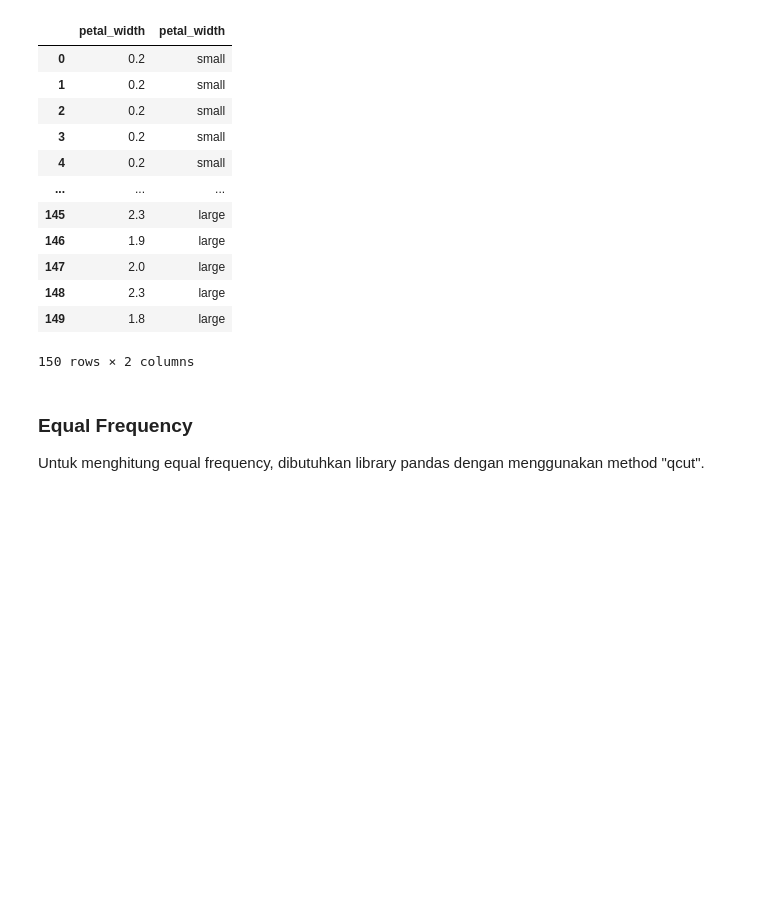
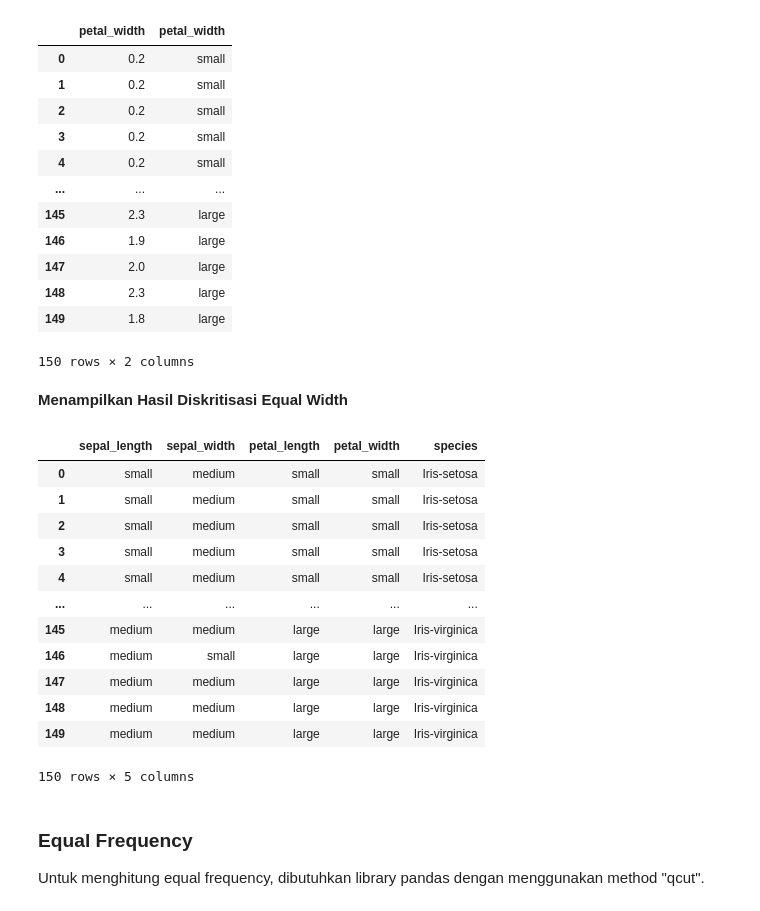
Before and after one commit to normalitariyn/datamining, a Jupyter notebook: _sources/Diskritisasi.ipynb, the cells around one changed output. Drawn from its saved outputs; the diff is of its cells as text; code cells hidden in the pictures; blank space fills up the shorter version.

```diff
--- a/_sources/Diskritisasi.ipynb
+++ b/_sources/Diskritisasi.ipynb
@@ -90,9 +88,9 @@ Name: sepal_length, dtype: int64
 labels = ["small", "medium", "large"]
 amount_of_binning = len(labels)
 #melakukan binning dengan atribut lebar petal dalam cm (1.4)
-binning_label = pd.cut(c['sepal_length'],amount_of_binning, True, labels)
-sepal_binning = binning_label.value_counts()
-print(sepal_binning)
+label_sepalLenght = pd.cut(c['sepal_length'],amount_of_binning, True, labels)
+sepalLength_binning = label_sepalLenght.value_counts()
+print(sepalLength_binning)
 # %% [output]
 medium    71
 small     59
@@ -136,9 +135,9 @@ Name: sepal_width, dtype: int64
 labels = ["small", "medium", "large"]
 amount_of_binning = len(labels)
 #melakukan binning dengan atribut lebar petal dalam cm (1.4)
-binning_label = pd.cut(c['sepal_width'],amount_of_binning, True, labels)
-sepal_binning = binning_label.value_counts()
-print(sepal_binning)
+label_sepalWidth = pd.cut(c['sepal_width'],amount_of_binning, True, labels)
+sepalWidth_binning= label_sepalWidth.value_counts()
+print(sepalWidth_binning)
 # %% [output]
 medium    88
 small     47
@@ -182,8 +182,8 @@ Name: petal_length, dtype: int64
 labels = ["small", "medium", "large"]
 amount_of_binning = len(labels)
 #melakukan binning dengan atribut lebar petal dalam cm (1.4)
-binning_label = pd.cut(c['petal_length'],amount_of_binning, True, labels)
-l_petal_binning = binning_label.value_counts()
+label_petalLength = pd.cut(c['petal_length'],amount_of_binning, True, labels)
+l_petal_binning = label_petalLength.value_counts()
 print(l_petal_binning)
 # %% [output]
 medium    54
@@ -228,8 +229,8 @@ Name: petal_width, dtype: int64
 labels = ["small", "medium", "large"]
 amount_of_binning = len(labels)
 #melakukan binning dengan atribut lebar petal dalam cm (1.4)
-binning_label = pd.cut(c['petal_width'],amount_of_binning, True, labels)
-w_petal_binning = binning_label.value_counts()
+label_petalWidth = pd.cut(c['petal_width'],amount_of_binning, True, labels)
+w_petal_binning = label_petalWidth.value_counts()
 print(w_petal_binning)
 # %% [output]
 medium    54
@@ -253,6 +255,24 @@ pd.concat((c["petal_width"],binning_label), axis=1)
 | 148 | 2.3 | large |
 | 149 | 1.8 | large |
 150 rows × 2 columns
+# %% [markdown]
+**Menampilkan Hasil Diskritisasi Equal Width**
+# %%
+pd.concat((label_sepalLenght,label_sepalWidth,label_petalLength,label_petalWidth,c["species"]), axis=1)
+# %% [output]
+|  | sepal_length | sepal_width | petal_length | petal_width | species |
+| 0 | small | medium | small | small | Iris-setosa |
+| 1 | small | medium | small | small | Iris-setosa |
+| 2 | small | medium | small | small | Iris-setosa |
+| 3 | small | medium | small | small | Iris-setosa |
+| 4 | small | medium | small | small | Iris-setosa |
+| ... | ... | ... | ... | ... | ... |
+| 145 | medium | medium | large | large | Iris-virginica |
+| 146 | medium | small | large | large | Iris-virginica |
+| 147 | medium | medium | large | large | Iris-virginica |
+| 148 | medium | medium | large | large | Iris-virginica |
+| 149 | medium | medium | large | large | Iris-virginica |
+150 rows × 5 columns
 # %% [markdown]
 
 
```
Also changed, not shown: parts of 45 cells of this notebook, 9 other files.
